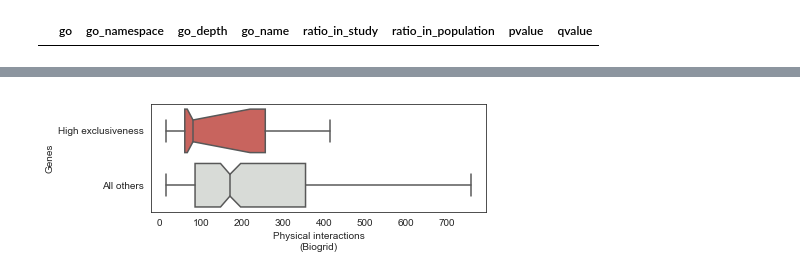
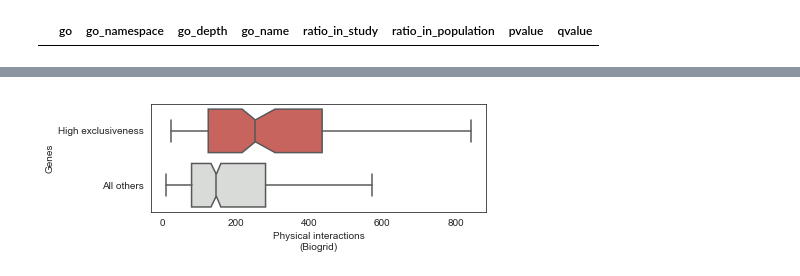
Before and after one commit to mgalardini/2018koyeast, a Jupyter notebook: notebooks/deviating_genes.ipynb, the cells around one changed output, grey strips where cells are left out. Cells and saved outputs as stored; diff of their text form; code cells hidden in the pictures.

```diff
--- a/notebooks/deviating_genes.ipynb
+++ b/notebooks/deviating_genes.ipynb
@@ -202,0 +191,26 @@ w = w.loc[idx] / (g.loc[idx] + sorted(set(g.values))[1])
+# %%
+d = d.reset_index()
+# %%
+x1 = d.rename(columns={'strain1': 'strain',
+                       'phenotype1': 'phenotype',
+                       'strain2': 'other',
+                       'phenotype2': 'otherp'}
+             ).T.sort_index().T
+x2 = d.rename(columns={'strain2': 'strain',
+                       'phenotype2': 'phenotype',
+                       'strain1': 'other',
+                       'phenotype1': 'otherp'}
+             ).T.sort_index().T
+x = pd.concat([x1, x2]).reindex()
+
+y = x[(x['phenotype'])]
+# %%
+e = y[(y['phenotype']) &
+      (y['qvalue'] < 0.01)].set_index(['gene',
+                                       'condition'])
+w = (e.groupby('gene')['phenotype'].count() /
+     (e.groupby('gene')['phenotype'].count() +
+      y[(y['phenotype']) &
+        (y['otherp']) &
+        (y['qvalue'] >=  0.01)].groupby('gene')['phenotype'].count()))
+w[np.isnan(w)] = 0
@@ -267,7 +333,7 @@ for df, name in zip([it,
                      'genetic-negative',
                      'genetic-positive']):
     res.append(compare(w, df, name=name,
-                       threshold=25))
+                       threshold=0))
 r = pd.concat(res)
 # %%
 plt.figure(figsize=(21, 7))
@@ -337,32 +403,33 @@ sns.despine(left=True)
 # %%
 plt.figure(figsize=(6, 2))
 
 name = 'biogrid'
 sns.boxplot(data=r[(r['name'] == name) &
                    (r['set'].isin(['real',
                                    'random']))],
             x='v',
             y='set',
             palette=[sns.xkcd_rgb['pale red']] +
                     [sns.xkcd_rgb['light grey']],
             notch=True,
             showfliers=False,
-            bootstrap=1000)
+            bootstrap=1000
+           )
 
 plt.ylabel('Genes')
 plt.xlabel('Physical interactions\n(Biogrid)')
 plt.yticks([0, 1],
            ['High exclusiveness',
             'All others'])
 
 plt.savefig('biogrid.png',
             dpi=300, bbox_inches='tight',
             transparent=True)
 plt.savefig('biogrid.svg',
             dpi=300, bbox_inches='tight',
             transparent=True);
 # %% [output]
-[figure, old version]
+[figure, new version]
 # %%
 stats.ks_2samp(r[(r['name'] == name) &
                    (r['set'] == 'real')]['v'],
```
Also changed, not shown: parts of 24 cells of this notebook.
